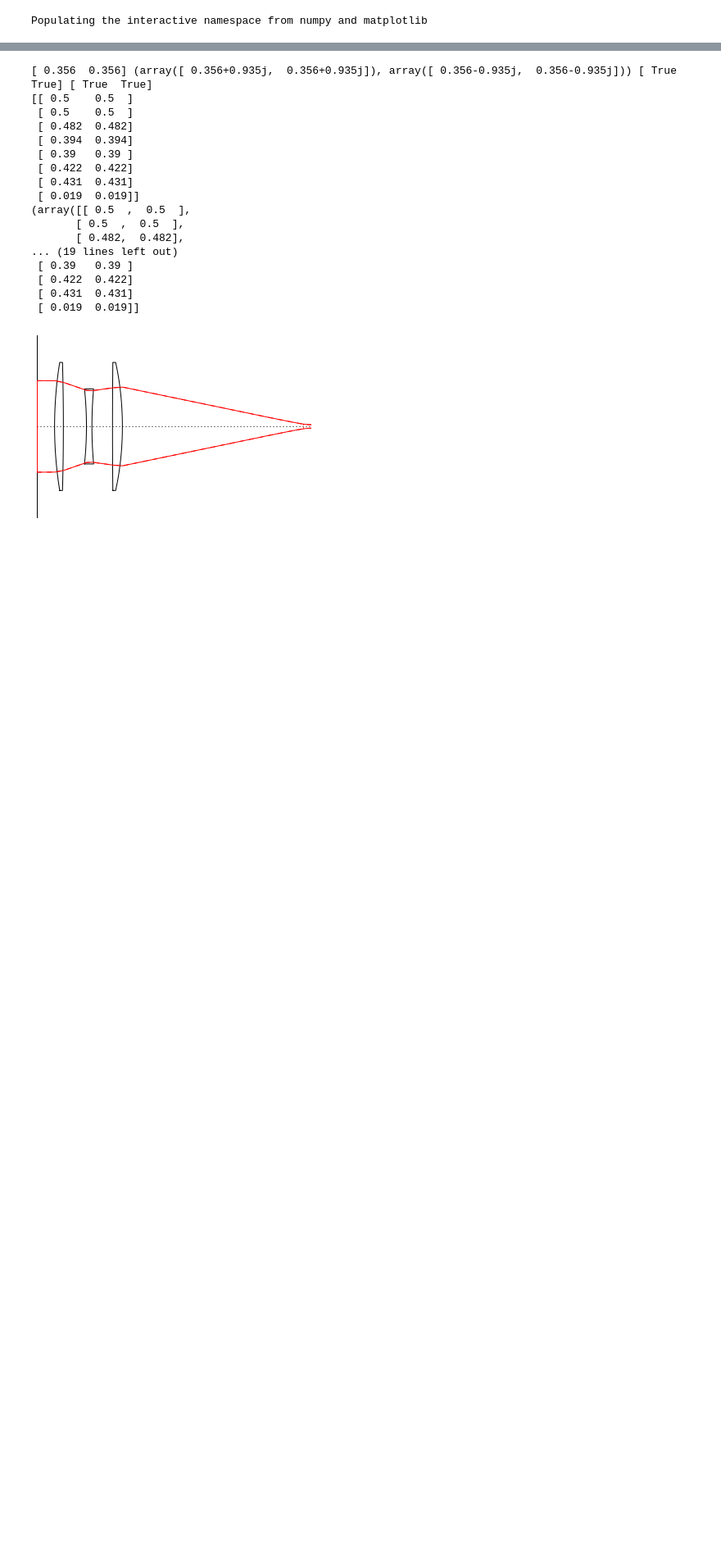
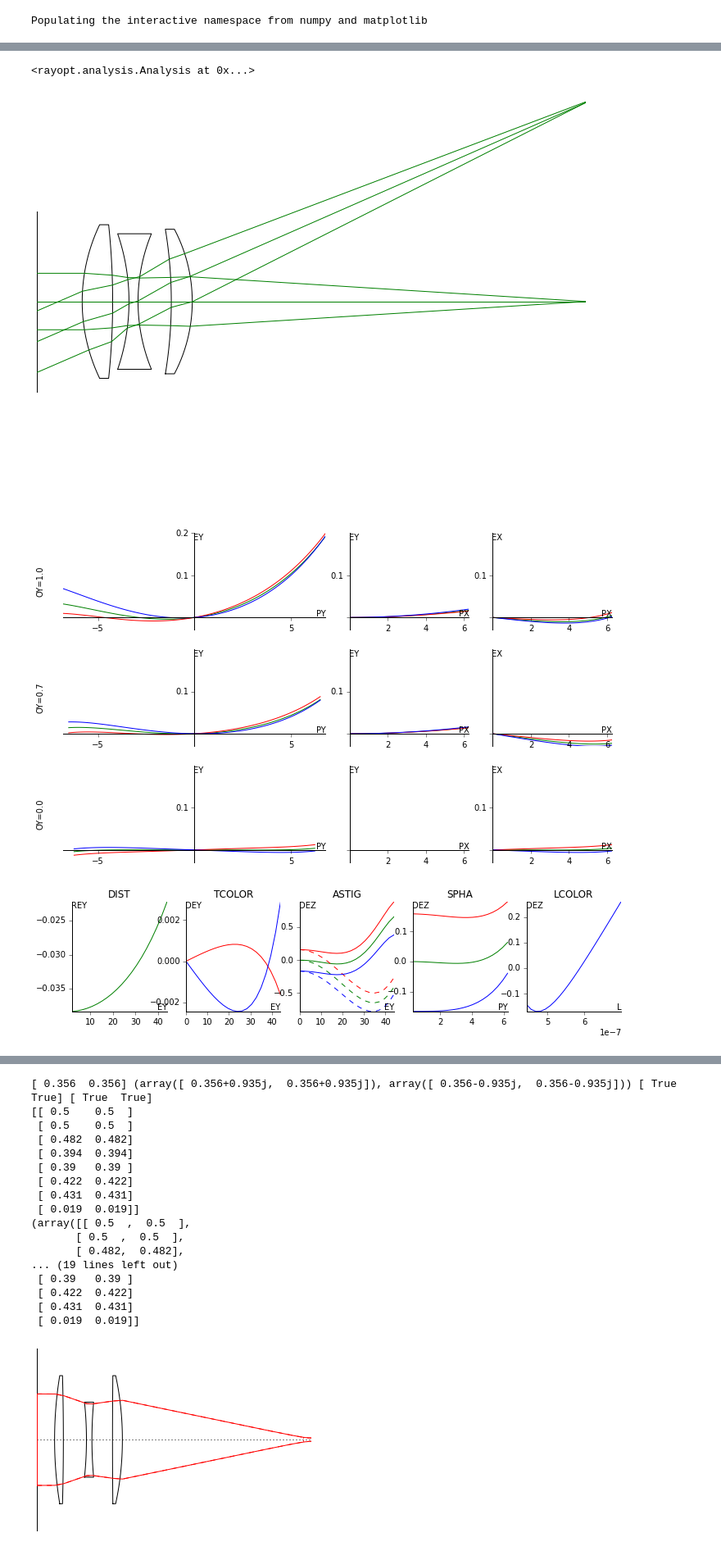
Before and after one commit to quartiq/rayopt-notebooks, a Jupyter notebook: triplet.ipynb, the cells around one changed output, grey strips where cells are left out. Shown at 82% size. Cells and saved outputs as stored; diff of their text form; code cells hidden in the pictures; blank space fills up the shorter version.

```diff
--- a/triplet.ipynb
+++ b/triplet.ipynb
@@ -135,0 +239,3 @@ Image:
+# %%
+Analysis(s1, refocus_full=False)
+# %% [output]
@@ -135,0 +259,4 @@ Image:
+<rayopt.analysis.Analysis at 0x...>
+[figure, added]
+[figure, added]
+[figure, added]
```
Also changed, not shown: parts of 6 cells of this notebook.
